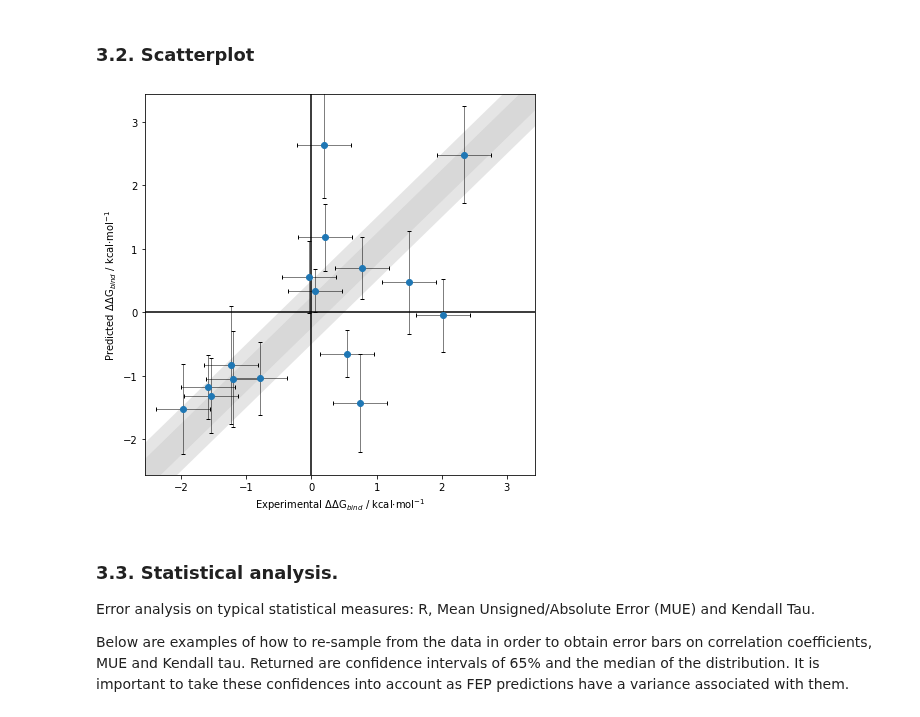
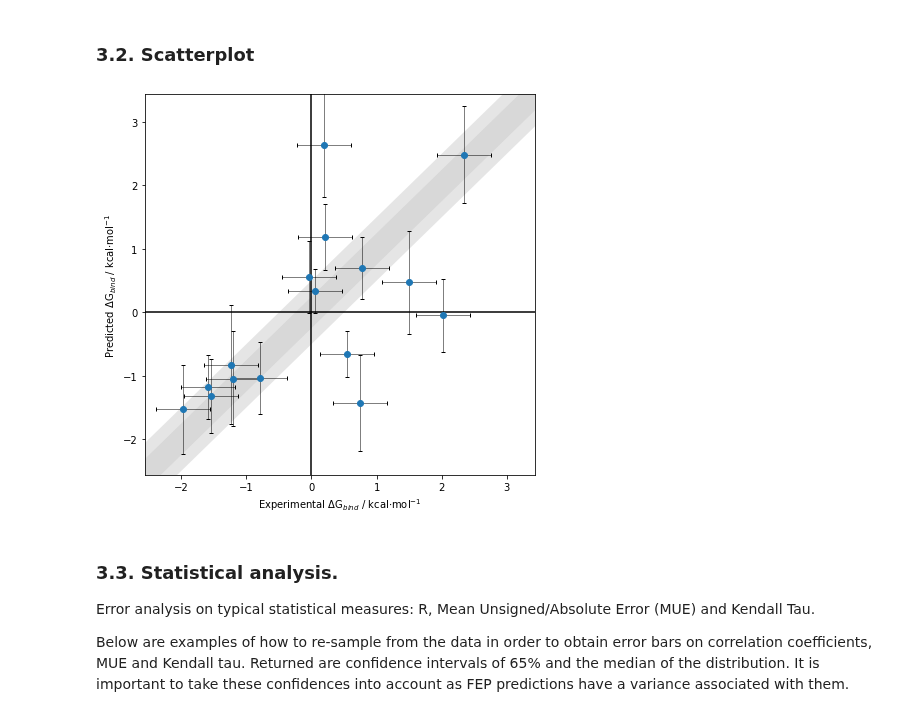
Before and after one commit to michellab/BioSimSpaceTutorials, a Jupyter notebook: 04_fep/analyse_fep.ipynb, the cells around one changed output. Saved outputs shown, nothing was run; the diff lists cells and outputs as text; code cells hidden in the pictures.

```diff
--- a/04_fep/analyse_fep.ipynb
+++ b/04_fep/analyse_fep.ipynb
@@ -179,36 +182,36 @@ plt.fill_between(
 yerr = freenrg_df["err_fep"]
 xerr = freenrg_df["err_exp"]
 
 plt.errorbar(freenrg_df["freenrg_exp"], freenrg_df["freenrg_fep"],
             yerr=yerr,
             xerr=xerr,   # comment this line to hide experimental error bars \
                          # as this can sometimes overcrowd the plot.
             ls="none",
             lw=0.5,
             capsize=2,
             color="black",
             zorder=5
             )
 
 # format the plot further.
 plt.axhline(color="black", zorder=1)
 plt.axvline(color="black", zorder=1)
-plt.ylabel("Predicted $\Delta\Delta$G$_{bind}$ / kcal$\cdot$mol$^{-1}$")
-plt.xlabel("Experimental $\Delta\Delta$G$_{bind}$ / kcal$\cdot$mol$^{-1}$")
+plt.ylabel("Predicted $\Delta$G$_{bind}$ / kcal$\cdot$mol$^{-1}$")
+plt.xlabel("Experimental $\Delta$G$_{bind}$ / kcal$\cdot$mol$^{-1}$")
 
 # get the bounds. This can be done with min/max or simply by hand.
 all_freenrg_values = np.concatenate([freenrg_df["freenrg_exp"].values,freenrg_df["freenrg_fep"].values])
 min_lim = min(all_freenrg_values)
 max_lim = max(all_freenrg_values)
 
 # for a scatterplot we want the axis ranges to be the same.
 plt.xlim(min_lim*1.3, max_lim*1.3)
 plt.ylim(min_lim*1.3, max_lim*1.3)
 
 plt.savefig("outputs/fep_vs_exp_scatterplot.png", dpi=300)
 #plt.show()
 # %% [output]
-[figure, old version]
+[figure, new version]
 # %% [markdown]
 ### 3.3. Statistical analysis.
 Error analysis on typical statistical measures: R, Mean Unsigned/Absolute Error (MUE) and Kendall Tau.
```
Also changed, not shown: parts of 11 cells of this notebook, 1 other file.
